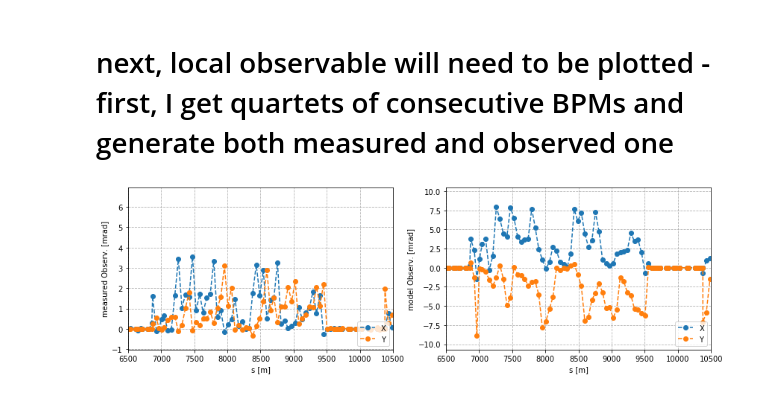
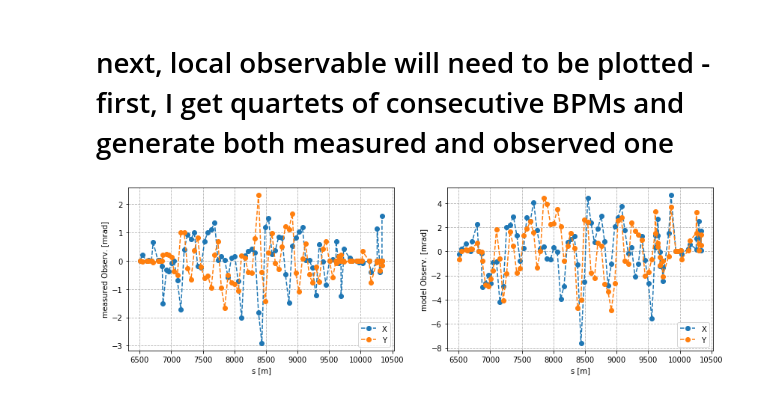
Before and after one commit to sebastiankalos/CERN_2021, a Jupyter notebook: local_observable.ipynb, the cells around one changed output. Cells and saved outputs as stored; diff of their text form; code cells hidden in the pictures.

Commit message:
extracted arc BPMs only

```diff
--- a/local_observable.ipynb
+++ b/local_observable.ipynb
@@ -428,19 +428,31 @@ def get_PHI_mod(BPM_i_name, BPM_j_name, BPM_k_name, BPM_l_name, df, df_perturb):
     return([PHI_mod_x, PHI_mod_y])
 # %% [markdown]
 # next, local observable will need to be plotted - first, I get quartets of consecutive BPMs and generate both measured and observed one
+# %%
+criterion1 = df['element type'] == "MONITOR" #element needs to be a BPM monitor
+criterion2 = df['name'].map(lambda name: name.endswith('.B1')) #element name needs to end with ".B1"
+criterion3 = df['name'].map(lambda name: name.startswith('BPM')) # element name needs to start with "BPM"
+criterion4 = df['s'] >= 6500
+criterion5 = df['s'] <= 10500
+
+BPMs_arc = df.loc[(criterion1) & (criterion2) & (criterion3) & (criterion4) & (criterion5)] #extract dataframe with BPMs only (UNPERTURBED version, need to satisfy criteria above)
+
+BPMs_arc_names = BPMs_arc['name'].tolist() #cast UNPERTURBED phase readings into a list and then to array
+BPMs_arc_names = np.array(BPMs_arc_names)
+
+BPMs_arc_s = BPMs_arc['s'].tolist()
+BPMs_arc_s = np.array(BPMs_arc_s)
 # %%
 PHI_meas_x_list = []
 PHI_meas_y_list = []
 PHI_mod_x_list = []
 PHI_mod_y_list = []
 
-BPM_names = BPMs['name'].tolist()
-
-for w in range(0, len(BPM_names)-4):
-    BPM_i_name = BPM_names[w]
-    BPM_j_name = BPM_names[w+1]
-    BPM_k_name = BPM_names[w+2]
-    BPM_l_name = BPM_names[w+3]
+for w in range(0, len(BPMs_arc_names)-4):
+    BPM_i_name = BPMs_arc_names[w]
+    BPM_j_name = BPMs_arc_names[w+1]
+    BPM_k_name = BPMs_arc_names[w+2]
+    BPM_l_name = BPMs_arc_names[w+3]
 
     [PHI_meas_x, PHI_meas_y] = get_PHI_meas(BPM_i_name, BPM_j_name, BPM_k_name, BPM_l_name, df, df_perturb)
     [PHI_mod_x, PHI_mod_y] = get_PHI_mod(BPM_i_name, BPM_j_name, BPM_k_name, BPM_l_name, df, df_perturb)
@@ -452,24 +464,22 @@ for w in range(0, len(BPM_names)-4):
 # %%
 fig, (plt1, plt2) = plt.subplots(1, 2, figsize=(14, 4)) #initialize a double plot
 
 #first plot - measured observable
-plt1.plot(BPMs_s[:len(BPMs_s)-4], PHI_meas_x_list, label='X', marker='o', linestyle='dashed')
-plt1.plot(BPMs_s[:len(BPMs_s)-4], PHI_meas_y_list, label='Y', marker='o', linestyle='dashed')
+plt1.plot(BPMs_arc_s[:len(BPMs_arc_s)-4], PHI_meas_x_list, label='X', marker='o', linestyle='dashed')
+plt1.plot(BPMs_arc_s[:len(BPMs_arc_s)-4], PHI_meas_y_list, label='Y', marker='o', linestyle='dashed')
 plt1.legend(loc="lower right")
 plt1.grid(linestyle='--')
 plt1.set_xlabel('s [m]')
 plt1.set_ylabel('measured Observ. [mrad]')
-plt1.set_xlim(6500, 10500)
 
 #second plot - modeled observable
-plt2.plot(BPMs_s[:len(BPMs_s)-4], PHI_mod_x_list, label='X', marker='o', linestyle='dashed')
-plt2.plot(BPMs_s[:len(BPMs_s)-4], PHI_mod_y_list, label='Y', marker='o', linestyle='dashed')
+plt2.plot(BPMs_arc_s[:len(BPMs_arc_s)-4], PHI_mod_x_list, label='X', marker='o', linestyle='dashed')
+plt2.plot(BPMs_arc_s[:len(BPMs_arc_s)-4], PHI_mod_y_list, label='Y', marker='o', linestyle='dashed')
 plt2.legend(loc="lower right")
 plt2.grid(linestyle='--')
 plt2.set_xlabel('s [m]')
 plt2.set_ylabel('model Observ. [mrad]')
-plt2.set_xlim(6500, 10500)
 
 plt.savefig('measured_model_observable.png', dpi=300)
 # %% [output]
-[figure, old version]
+[figure, new version]
```
Also changed, not shown: parts of 3 cells of this notebook, 3 other files.
